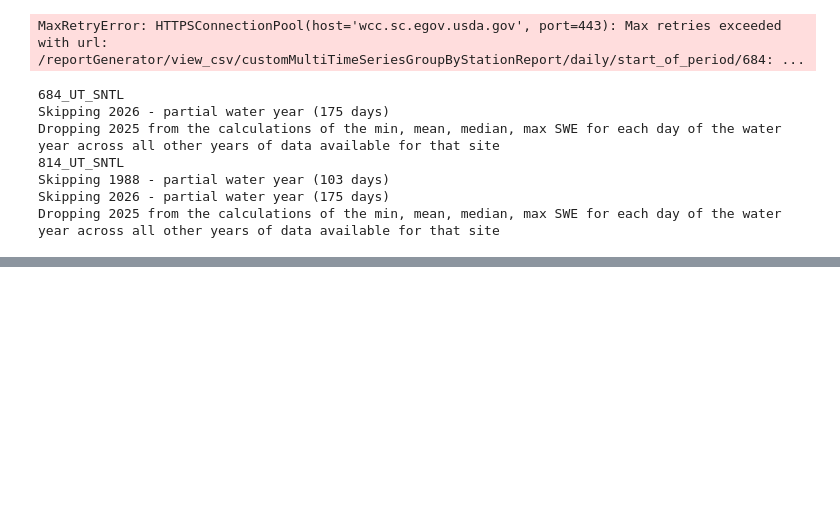
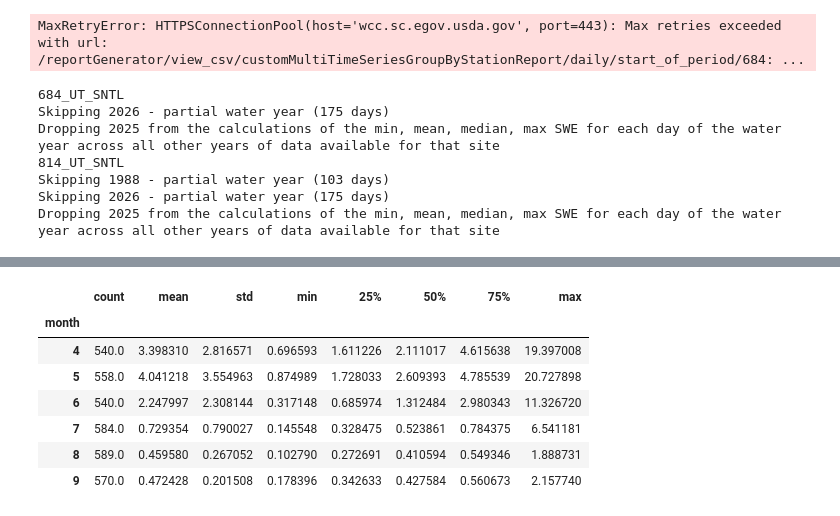
Before and after one commit to adernbach/hydroinformaticshomework2, a Jupyter notebook: res_mgmt.ipynb, the cells around one changed output, grey strips where cells are left out. Drawn from its saved outputs; the diff is of its cells as text; code cells hidden in the pictures; blank space fills up the shorter version.

```diff
--- a/res_mgmt.ipynb
+++ b/res_mgmt.ipynb
@@ -188,0 +193,8 @@ SNOTEL_Analyzer.SNOTELPlots(sitedict, gdf_in_bbox, WY, watershed, AOI,DOI)
+# %%
+#get streamflow information using the NWIS id for the gage and ghte get_usgs_streamflow function in getData.py
+streamflow = getData.get_usgs_streamflow(usgs_gage_id)
+
+streamflow.head()
+
+
+#PUT MOST OF THIS SECTION IN A FUNCTION
@@ -188,0 +228,16 @@ SNOTEL_Analyzer.SNOTELPlots(sitedict, gdf_in_bbox, WY, watershed, AOI,DOI)
+# %%
+#get summary stats for streamflow by month for April through September
+cleaned['month'] = cleaned.index.month
+cleaned.groupby('month')['flow_cms'].describe().loc[4:9]
+
+#save cleaned data to csv
+#cleaned.to_csv('files/cleaned_streamflow.csv')
+# %% [output]
+|  | count | mean | std | min | 25% | 50% | 75% | max |
+| month |  |  |  |  |  |  |  |  |
+| 4 | 540.0 | 3.398310 | 2.816571 | 0.696593 | 1.611226 | 2.111017 | 4.615638 | 19.397008 |
+| 5 | 558.0 | 4.041218 | 3.554963 | 0.874989 | 1.728033 | 2.609393 | 4.785539 | 20.727898 |
+| 6 | 540.0 | 2.247997 | 2.308144 | 0.317148 | 0.685974 | 1.312484 | 2.980343 | 11.326720 |
+| 7 | 584.0 | 0.729354 | 0.790027 | 0.145548 | 0.328475 | 0.523861 | 0.784375 | 6.541181 |
+| 8 | 589.0 | 0.459580 | 0.267052 | 0.102790 | 0.272691 | 0.410594 | 0.549346 | 1.888731 |
+| 9 | 570.0 | 0.472428 | 0.201508 | 0.178396 | 0.342633 | 0.427584 | 0.560673 | 2.157740 |
```
Also changed, not shown: parts of 8 cells of this notebook, 6 other files.
